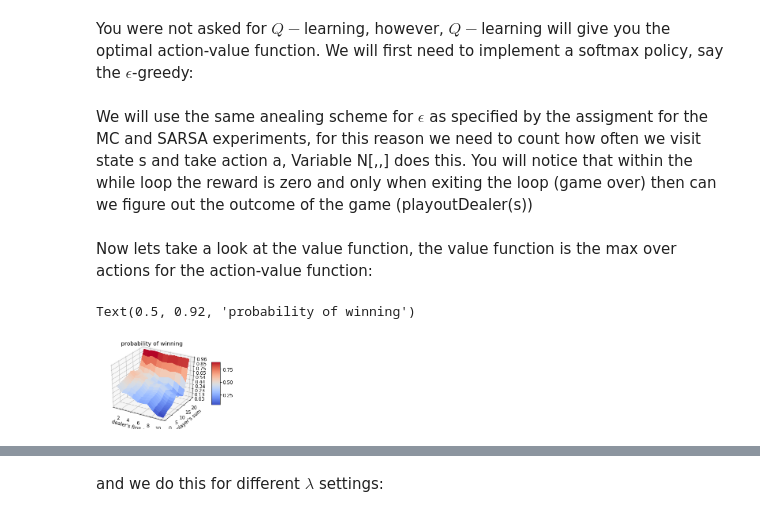
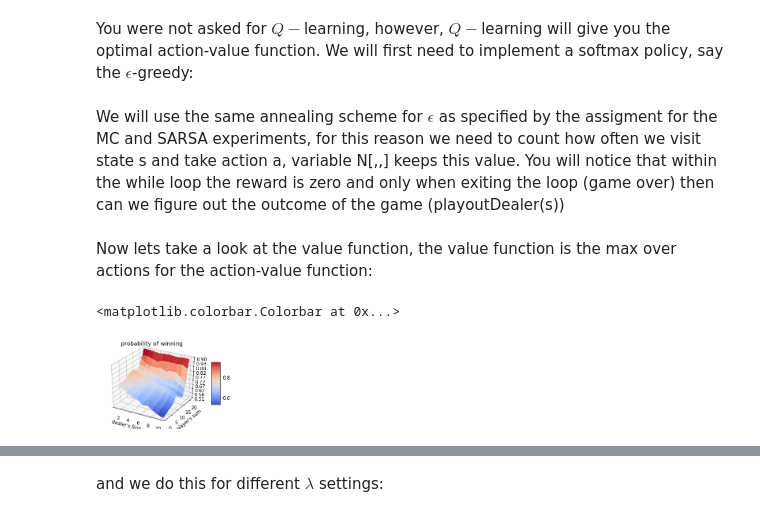
Before and after one commit to tprunarsson/Reiknigreind2018, a Jupyter notebook: peasy21.ipynb, the cells around one changed output, grey strips where cells are left out. Saved outputs shown, nothing was run; the diff lists cells and outputs as text; code cells hidden in the pictures.

```diff
--- a/peasy21.ipynb
+++ b/peasy21.ipynb
@@ -76,7 +76,7 @@ def playEasy21Qlearning(Q, N):
     r = playoutDealer(np.copy(s))
     Q[s[0],s[1],a] = Q[s[0],s[1],a] + (1/N[s[0],s[1],a])*(r + 0 - Q[s[0],s[1],a])
 # %% [markdown]
-We will use the same anealing scheme for $\epsilon$ as specified by the assigment for the MC and SARSA experiments, for this reason we need to count how often we visit state s and take action a, Variable N[,,] does this. You will notice that within the while loop the reward is zero and only when exiting the loop (game over) then can we figure out the outcome of the game (playoutDealer(s))
+We will use the same annealing scheme for $\epsilon$ as specified by the assigment for the MC and SARSA experiments, for this reason we need to count how often we visit state s and take action a, variable N[,,] keeps this value. You will notice that within the while loop the reward is zero and only when exiting the loop (game over) then can we figure out the outcome of the game (playoutDealer(s))
 # %%
 N = np.zeros((22,11,2))
 for episode in range(100000):
@@ -86,22 +86,23 @@ Now lets take a look at the value function, the value function is the max over a
 # %%
 from mpl_toolkits.mplot3d import Axes3D
 import matplotlib.pyplot as plt
 from matplotlib import cm
 from matplotlib.ticker import LinearLocator, FormatStrFormatter
 
 %matplotlib inline
 
 plt.rcParams.update({'font.size': 12})
 ax = plt.gca(projection = '3d')
 P, D = np.meshgrid(range(11), range(22))
-V = np.max(Qoptimal, axis = 2)
-surf = ax.plot_surface(P[1:,1:], D[1:,1:], V[1:,1:], cmap=cm.coolwarm, linewidth=0, antialiased=False)
+V = np.max(Qoptimal, axis = 2) # these are expected values between -1 and 1, the probabilities are more meaningful:
+Vprob = (V+1)/2
+plt.ylabel("player's sum")
+plt.xlabel("dealer's first card")
+plt.title("probability of winning")
+surf = ax.plot_surface(P[1:,1:], D[1:,1:], Vprob[1:,1:], cmap=cm.coolwarm, linewidth=0, antialiased=False)
 ax.zaxis.set_major_locator(LinearLocator(10))
 ax.zaxis.set_major_formatter(FormatStrFormatter('%.02f'))
 plt.colorbar(surf, shrink = 0.5, aspect = 5)
-plt.ylabel("player's sum")
-plt.xlabel("dealer's first card")
-plt.title("probability of winning")
 # %% [output]
-Text(0.5, 0.92, 'probability of winning')
+<matplotlib.colorbar.Colorbar at 0x...>
-[figure, old version]
+[figure, new version]
```
Also changed, not shown: parts of 9 cells of this notebook.
